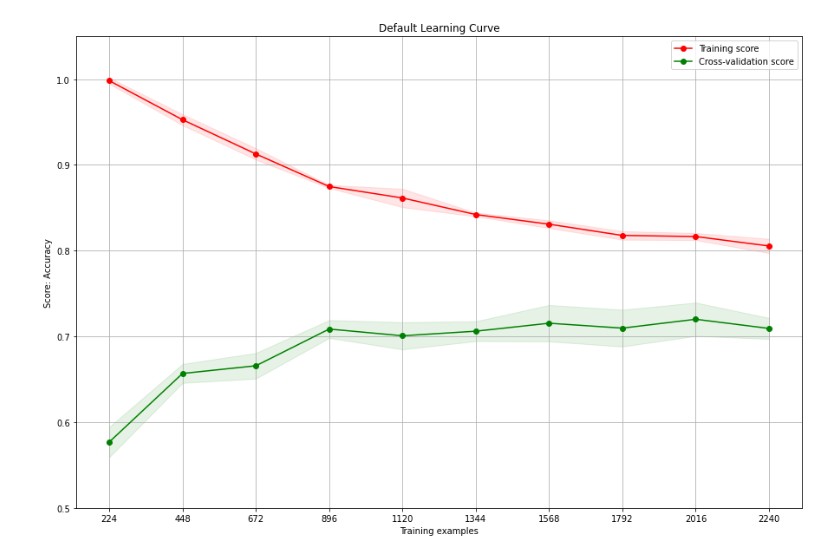
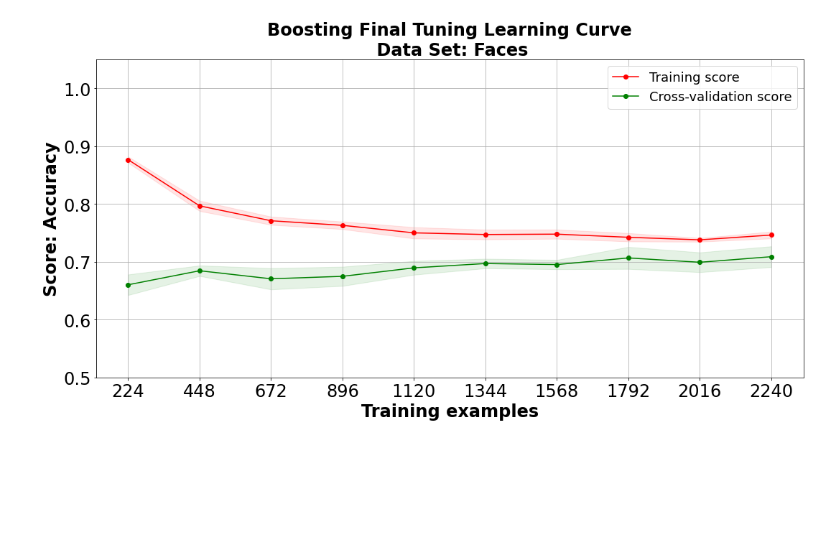
Before and after one commit to Inquisitive-ME/SupervisedLearning_Project_Code, a Jupyter notebook: Boosting/faces_boosting_analysis.ipynb, the cells around one changed output. Cells and saved outputs as stored; diff of their text form; code cells hidden in the pictures; blank space fills up the shorter version.

```diff
--- a/Boosting/faces_boosting_analysis.ipynb
+++ b/Boosting/faces_boosting_analysis.ipynb
@@ -21,3 +16,20 @@ GS_FILE_NAME_PREFIX = "Analysis_Data/FACES_BOOSTING"
+# %%
+GS_FILE_NAME_PREFIX = "Analysis_Data/FACES_BOOSTING"
+
+PLOT_SAVE_LOCATION = "Figures/"
+ALGO = "Boosting"
+DATASET = "Faces"
+GLOBAL_FIG_COUNTER = 0
+
+default_title = "{} Default Learning Curve\n Data Set: {}".format(ALGO, DATASET)
+dt_title = "{} Base Estimator From Decision Tree Analysis Learning Curve\n Data Set: {}".format(ALGO, DATASET)
+final_title = "{} Final Tuning Learning Curve\n Data Set: {}".format(ALGO, DATASET)
+
+ylim=(0.5, 1.05)
+
+# From Decision Trees
+max_features = 11
+default_base_estimator = tree.DecisionTreeClassifier(max_depth=1, max_features=11)
 # %%
 # Load Data
 X_train, X_test, y_train, y_test = get_faces_dataset()
@@ -82,11 +242,9 @@ TrainingCurves.plot_validation_curve(train_scores_mean, train_scores_std, test_s
 # %%
-base_estimator=tree.DecisionTreeClassifier(ccp_alpha=0.003, max_depth=3)
-params={'base_estimator': base_estimator, 'learning_rate': 0.22, 'n_estimators': 9}
+base_estimator=tree.DecisionTreeClassifier(ccp_alpha=0.002, max_depth=1)
+final_params={'base_estimator': base_estimator, 'learning_rate': 0.22, 'n_estimators': 15}
 
-# Start with Learning Curve on Default Classifier
-train_sizes, train_scores, test_scores, fit_times = TrainingCurves.perform_learning_curve(AdaBoostClassifier(**params), X_train, y_train, "accuracy")
+train_sizes, train_scores, test_scores, fit_times, score_times = TrainingCurves.perform_learning_curve(AdaBoostClassifier(**final_params), X_train, y_train, "accuracy")
 # %%
-ylim=(0.5, 1.05)
-TrainingCurves.plot_learning_curve(train_scores, test_scores, train_sizes, "Default Learning Curve", ylim=ylim)
+TrainingCurves.plot_learning_curve(train_scores, test_scores, train_sizes, final_title, ylim=ylim)
 # %% [output]
-[figure, old version]
+[figure, new version]
```
Also changed, not shown: parts of 21 cells of this notebook, 4 other files.
